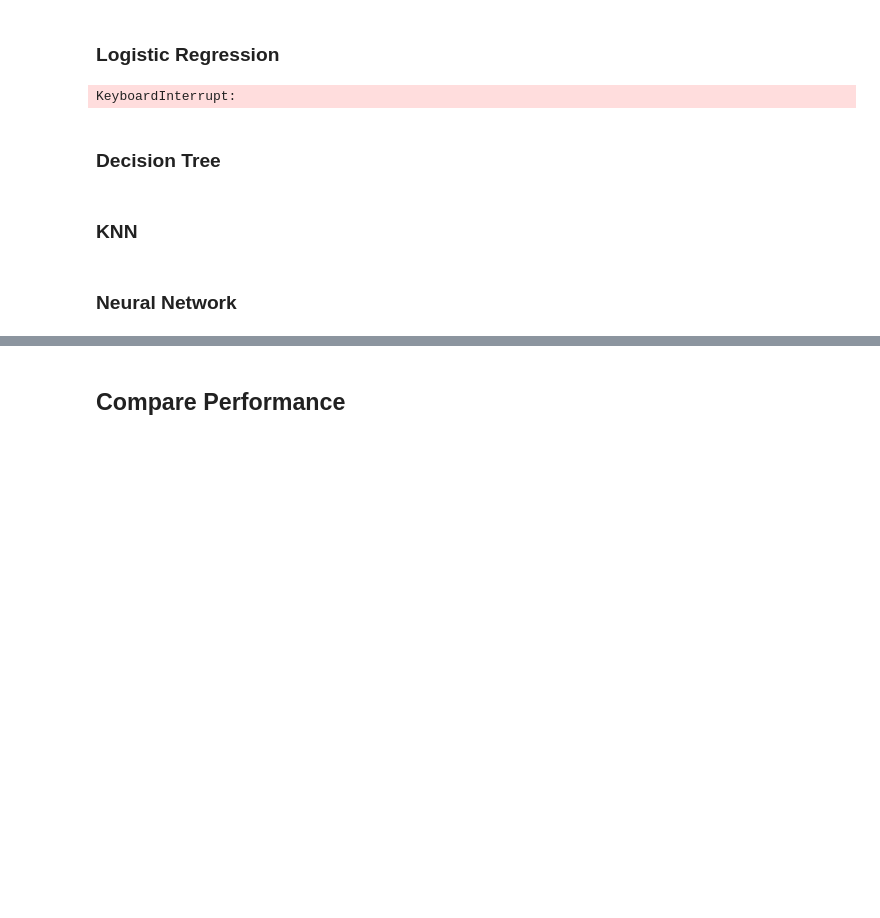
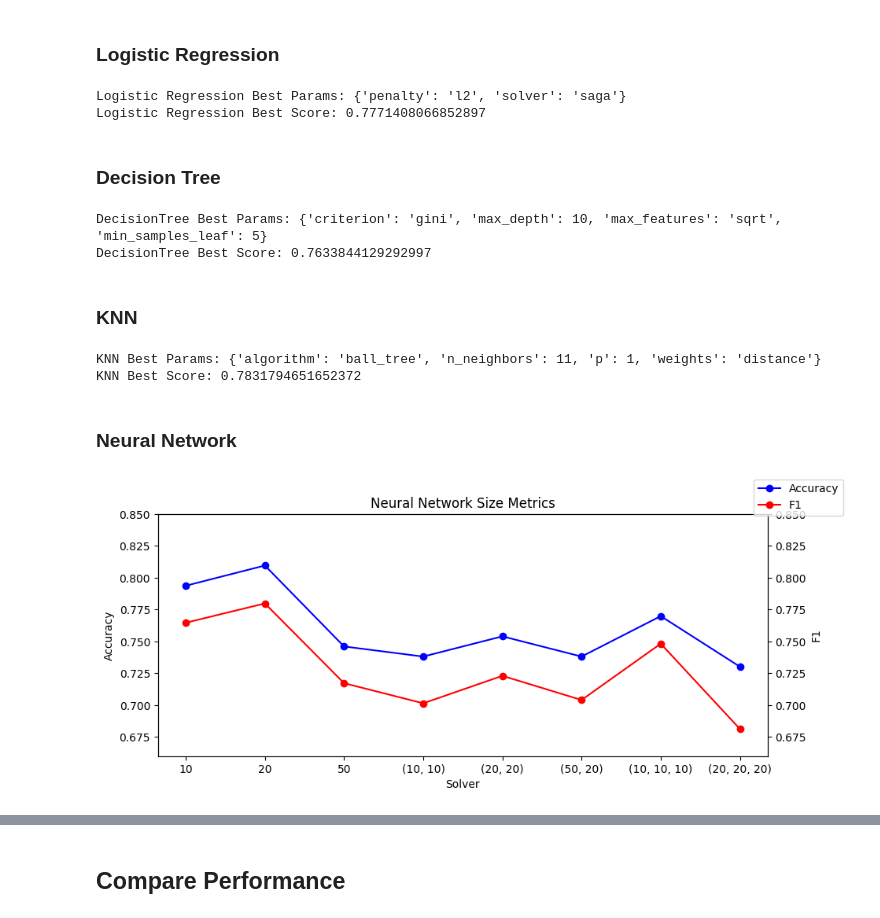
Before and after one commit to tikkikkit21/WeatherML, a Jupyter notebook: research/research.ipynb, the cells around one changed output, grey strips where cells are left out. Saved outputs shown, nothing was run; the diff lists cells and outputs as text; code cells hidden in the pictures; blank space fills up the shorter version.

```diff
--- a/research/research.ipynb
+++ b/research/research.ipynb
@@ -492,7 +492,7 @@ X_train, X_val, y_train, y_val = train_test_split(
     stratify=y_temp)
 
 # normalize
-numeric_columns = df_ml.select_dtypes(include=['number']).columns
+numeric_columns = X_train.select_dtypes(include=['number']).columns
 scaler = StandardScaler()
 X_train[numeric_columns] = scaler.fit_transform(X_train[numeric_columns])
 X_val[numeric_columns] = scaler.transform(X_val[numeric_columns])
@@ -537,10 +537,8 @@ lr_params = {
 
 lr_model = LogisticRegression(
     random_state=RANDOM_STATE,
-    multi_class='multinomial',
     class_weight='balanced',
-    n_jobs=-2,
-    max_iter=2000
+    max_iter=5000
 )
 
 lr_grid = GridSearchCV(lr_model, lr_params, cv=5, scoring=['accuracy', 'f1_macro'], refit='f1_macro')
@@ -549,7 +547,8 @@ lr_grid.fit(X_train, y_train)
 print('Logistic Regression Best Params:', lr_grid.best_params_)
 print('Logistic Regression Best Score:', lr_grid.best_score_)
 # %% [output]
-KeyboardInterrupt:
+Logistic Regression Best Params: {'penalty': 'l2', 'solver': 'saga'}
+Logistic Regression Best Score: 0.7771408066852897
 # %% [markdown]
 ### Decision Tree
 # %%
@@ -557,7 +556,7 @@ dt_params = {
     'criterion': ['gini', 'entropy'],
     'max_depth': [10, 20, None],
     'min_samples_leaf': [1, 5, 10],
-    'maxeatures': [None, 'sqrt', 'log2']
+    'max_features': [None, 'sqrt', 'log2']
 }
 
 dt_model = DecisionTreeClassifier(
@@ -570,6 +569,9 @@ dt_grid.fit(X_train, y_train)
 
 print('DecisionTree Best Params:', dt_grid.best_params_)
 print('DecisionTree Best Score:', dt_grid.best_score_)
+# %% [output]
+DecisionTree Best Params: {'criterion': 'gini', 'max_depth': 10, 'max_features': 'sqrt', 'min_samples_leaf': 5}
+DecisionTree Best Score: 0.7633844129292997
 # %% [markdown]
 ### KNN
 # %%
@@ -589,13 +591,16 @@ knn_grid.fit(X_train, y_train)
 
 print('KNN Best Params:', knn_grid.best_params_)
 print('KNN Best Score:', knn_grid.best_score_)
+# %% [output]
+KNN Best Params: {'algorithm': 'ball_tree', 'n_neighbors': 11, 'p': 1, 'weights': 'distance'}
+KNN Best Score: 0.7831794651652372
 # %% [markdown]
 ### Neural Network
 # %%
 nn_sizes = [
-    (10,),
-    (20,),
-    (50,),
+    (10),
+    (20),
+    (50),
     (10, 10),
     (20, 20),
     (50, 20),
@@ -606,33 +611,35 @@ nn_sizes = [
 nn_size_acc = []
 nn_size1 = []
 
 for size in nn_sizes:
     mlp = MLPClassifier(
         random_state=RANDOM_STATE,
         max_iter=2000,
         hidden_layer_sizes=size
     )
     mlp.fit(X_train, y_train)
     y_pred = mlp.predict(X_val)
     nn_size_acc.append(accuracy_score(y_val, y_pred))
     nn_size1.append(f1_score(y_val, y_pred, average='macro'))
 
 nn_sizes = [str(size) for size in nn_sizes]
 
 fig, ax1 = plt.subplots(figsize=(10,4))
 
 ax1.plot(nn_sizes, nn_size_acc, 'b-', label='Accuracy', marker='o')
 ax1.set_xlabel('Solver')
 ax1.set_ylabel('Accuracy')
 ax1.set_ylim(0.66, 0.85)
 
 ax2 = ax1.twinx()
 ax2.plot(nn_sizes, nn_size1, 'r-', label='F1', marker='o')
 ax2.set_ylabel('F1')
 ax2.set_ylim(0.66, 0.85)
 
 plt.title('Neural Network Size Metrics')
 fig.legend(loc='upper right');
+# %% [output]
+[figure, added]
 # %%
 nn_params = {
     'hidden_layer_sizes' : [
```
Also changed, not shown: parts of 12 cells of this notebook, 2 other files.
